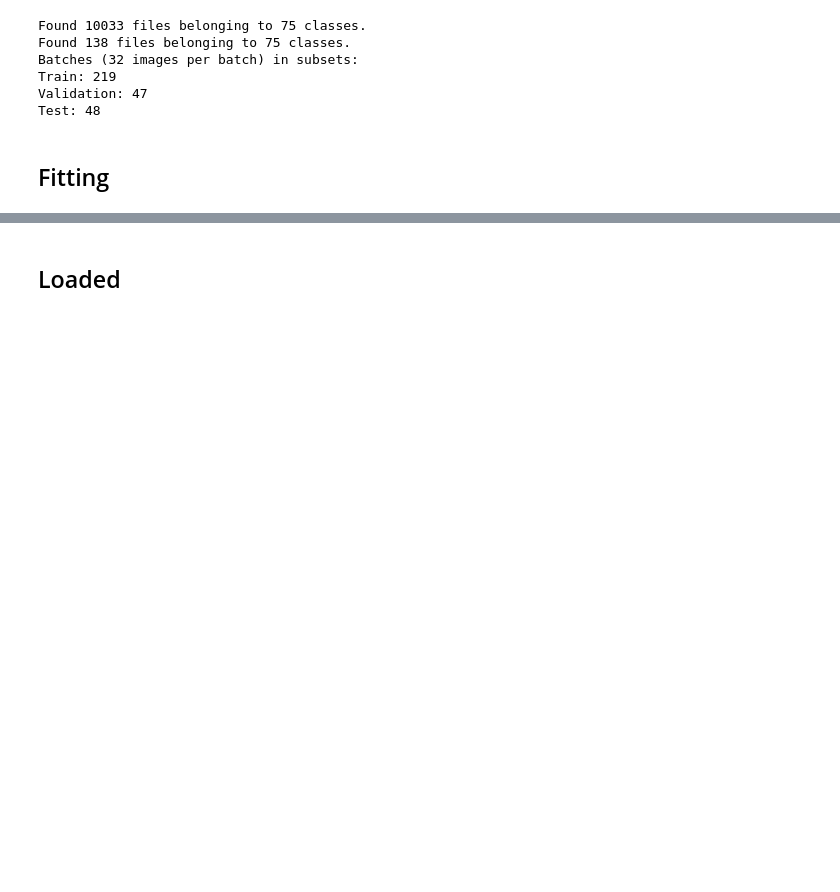
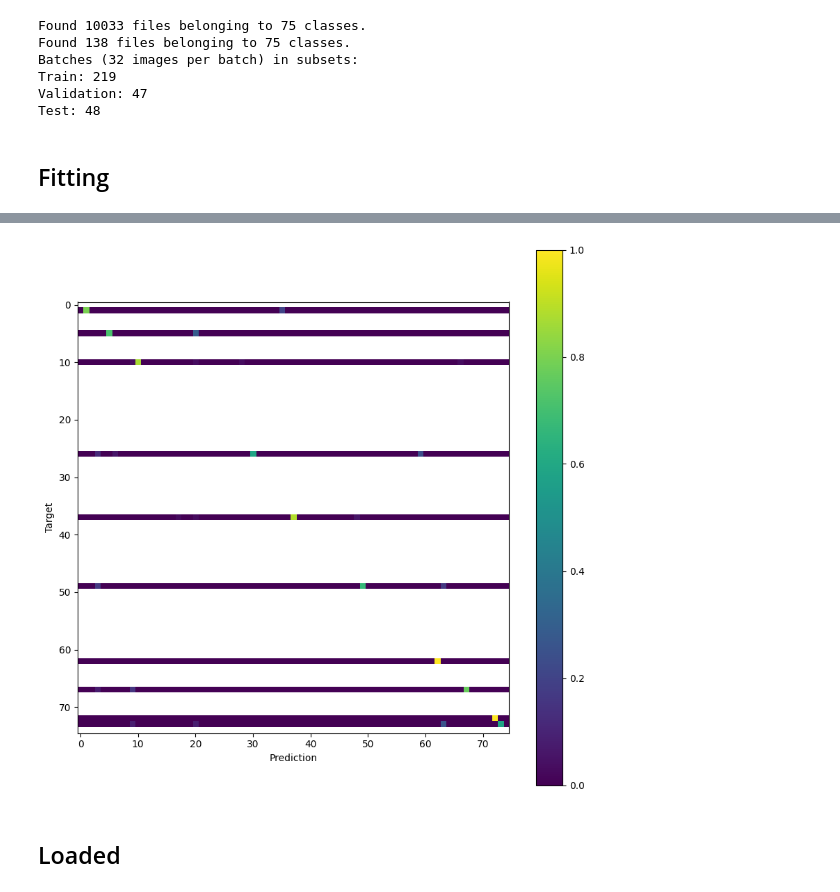
Before and after one commit to d-rogalski/MasterThesis, a Jupyter notebook: main_notebook.ipynb, the cells around one changed output, grey strips where cells are left out. Saved outputs shown, nothing was run; the diff lists cells and outputs as text; code cells hidden in the pictures; blank space fills up the shorter version.

```diff
--- a/main_notebook.ipynb
+++ b/main_notebook.ipynb
@@ -165,5 +231,6 @@ for test_images, test_labels in nature_ds.take(-1):
     predictions.append(model.predict(test_images))
 
 nature_m = tf_utils.confusion_matrix(predictions, targets, no_classes)
-tf_utils.plot_confusion_matrix(m)
+tf_utils.plot_confusion_matrix(nature_m)
 plt.show()
+# %% [output]
@@ -170,2 +242,3 @@ plt.show()
+[figure, added]
 # %%
 info = {
```
Also changed, not shown: parts of 10 cells of this notebook.
